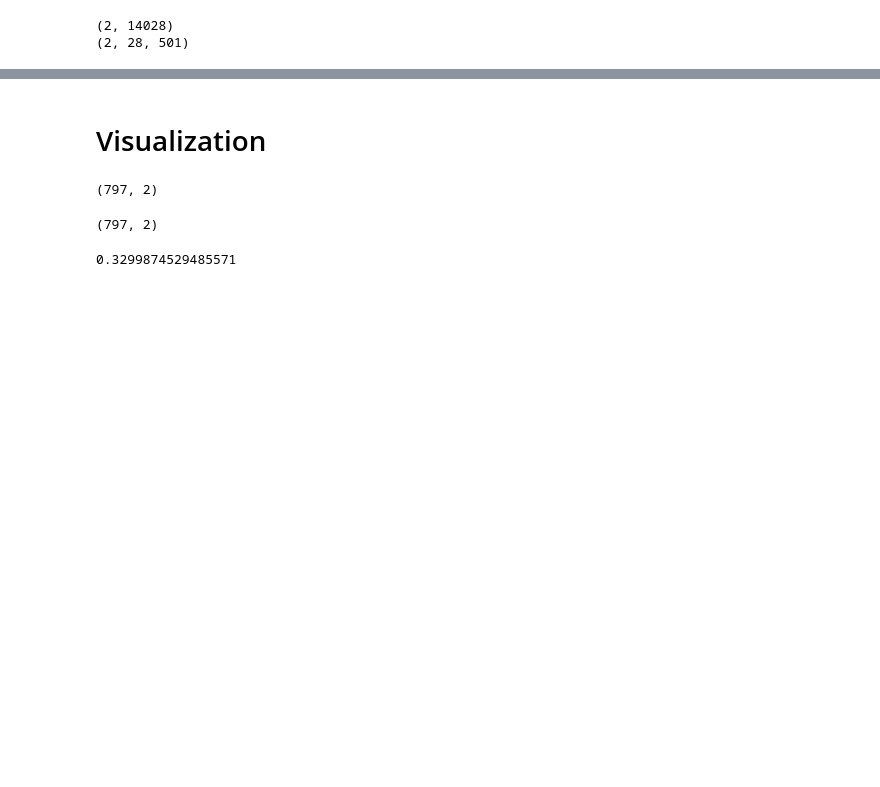
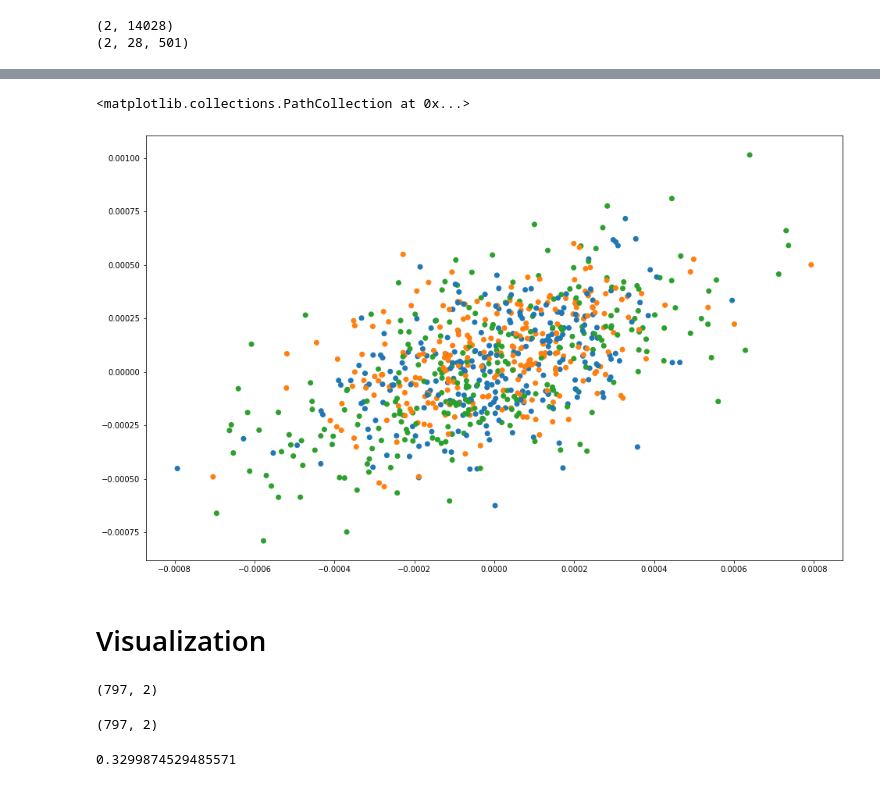
Before and after one commit to sophzen/mne-torch, a Jupyter notebook: nb/Subj28_LogisticRegression.ipynb, the cells around one changed output, grey strips where cells are left out. Saved outputs shown, nothing was run; the diff lists cells and outputs as text; code cells hidden in the pictures; blank space fills up the shorter version.

```diff
--- a/nb/Subj28_LogisticRegression.ipynb
+++ b/nb/Subj28_LogisticRegression.ipynb
@@ -222,3 +227,12 @@ plt.show()
+# %%
+X_embedded = np.matmul(X, coef[0].transpose())
+fig = plt.figure(figsize=(16,10))
+cmap = plt.cm.get_cmap('tab10')
+plt.scatter(X_embedded[:,0], X_embedded[:,1], c=cmap([a*2 + b for a,b in Y[:,:2]]), label=[a*2 + b for a,b in Y[:,:2]])
+# plt.legend()
+# %% [output]
+<matplotlib.collections.PathCollection at 0x...>
+[figure, added]
 # %% [markdown]
 # Visualization
 # %%
```
Also changed, not shown: parts of 26 cells of this notebook.
